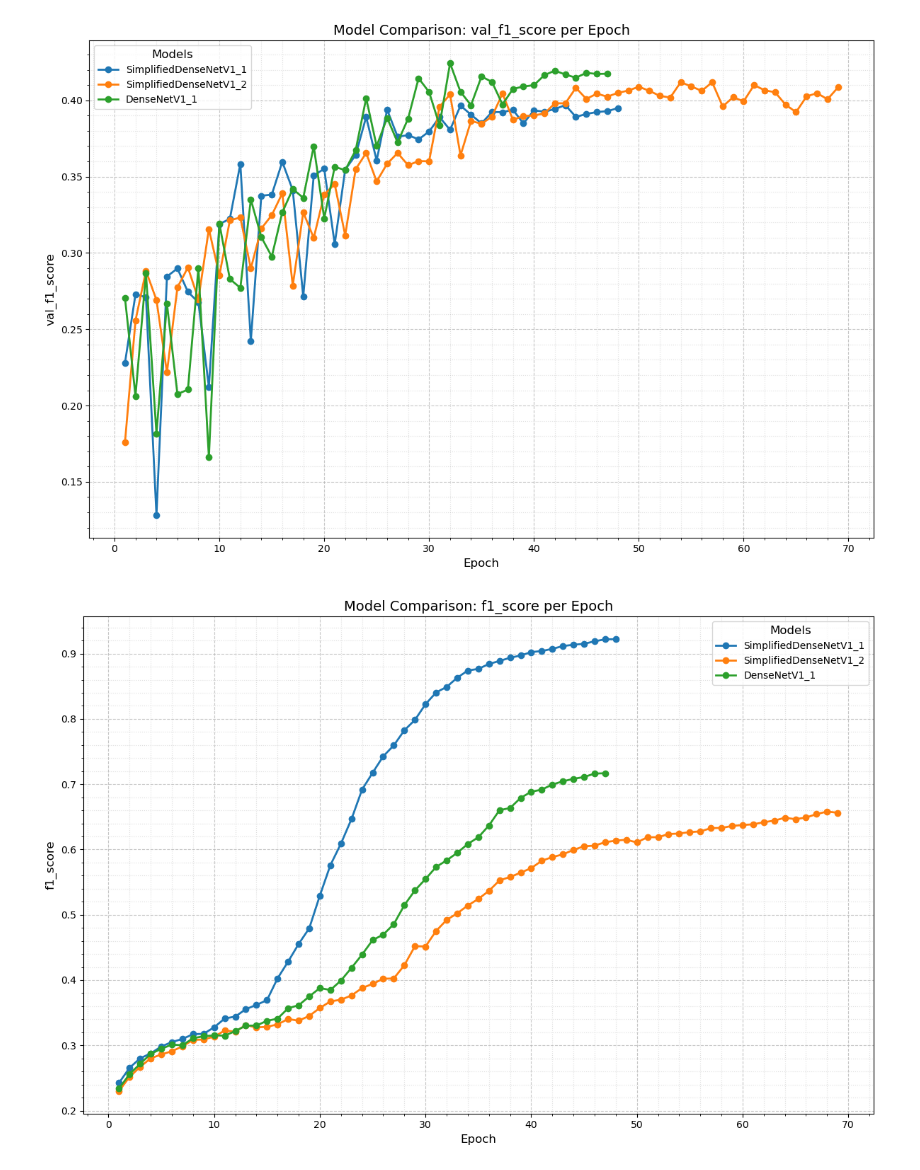
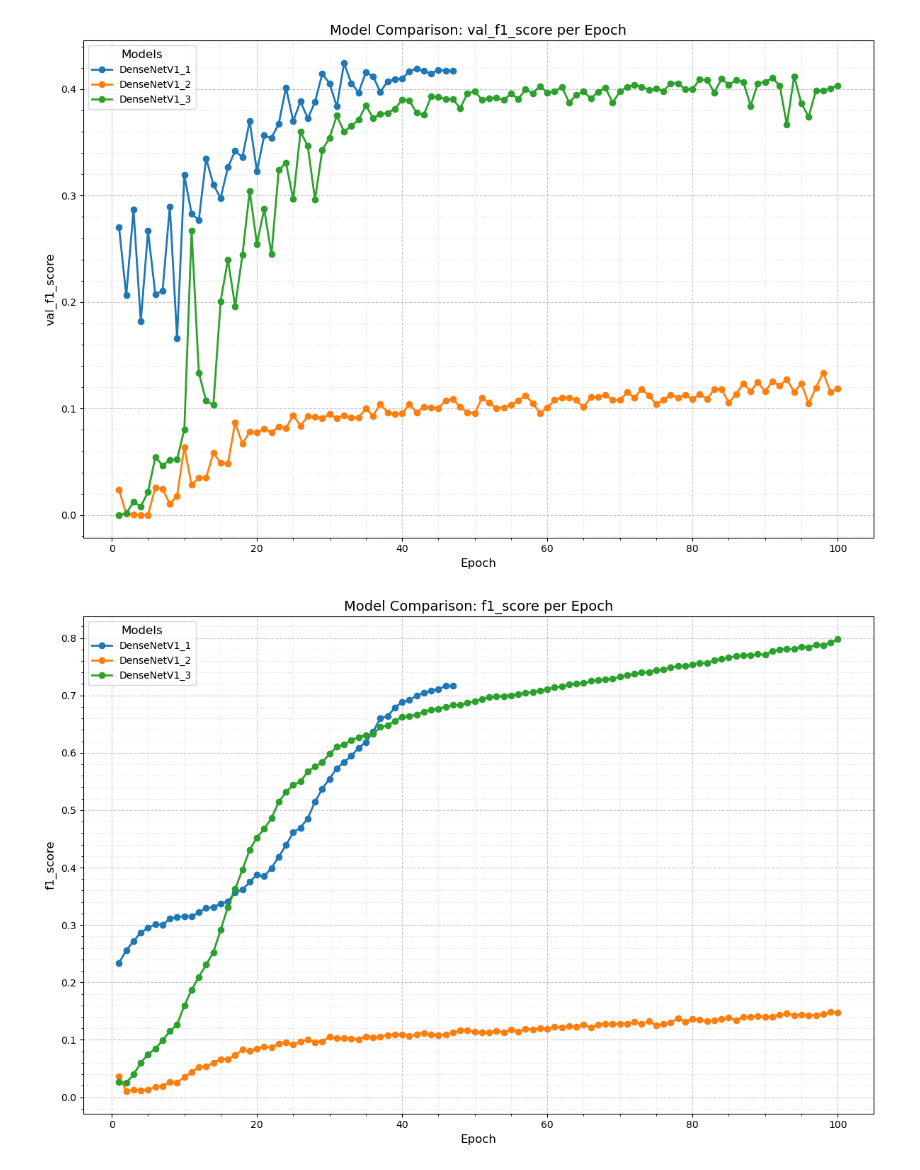
Before and after one commit to Argonus/codebook, a Jupyter notebook: studies/bachelor-thesis/notebooks/evaluation/SimplifiedDenseNet.ipynb, the cells around one changed output. Drawn from its saved outputs; the diff is of its cells as text; code cells hidden in the pictures.

Commit message:
[BT] Finish DenseNetV1_3
s

s

```diff
--- a/studies/bachelor-thesis/notebooks/evaluation/SimplifiedDenseNet.ipynb
+++ b/studies/bachelor-thesis/notebooks/evaluation/SimplifiedDenseNet.ipynb
@@ -5,10 +5,10 @@ from src.visualization.model_visualization import plot_combined_analysis
 # %%
 # Models Comparision
-model_names = ['SimplifiedDenseNetV1_1', 'SimplifiedDenseNetV1_2', 'DenseNetV1_1']
+model_names = ['DenseNetV1_1', 'DenseNetV1_2', 'DenseNetV1_3']
 plot_metric_comparison(MODELS_PATH, model_names, 'val_metrics.csv', 'val_f1_score')
 # %% [output]
-[figure, old version]
+[figure, new version]
 # %%
 plot_metric_comparison(MODELS_PATH, model_names, 'train_metrics.csv', 'f1_score')
 # %% [output]
-[figure, old version]
+[figure, new version]
```
Also changed, not shown: parts of 7 cells of this notebook, 15 other files.
